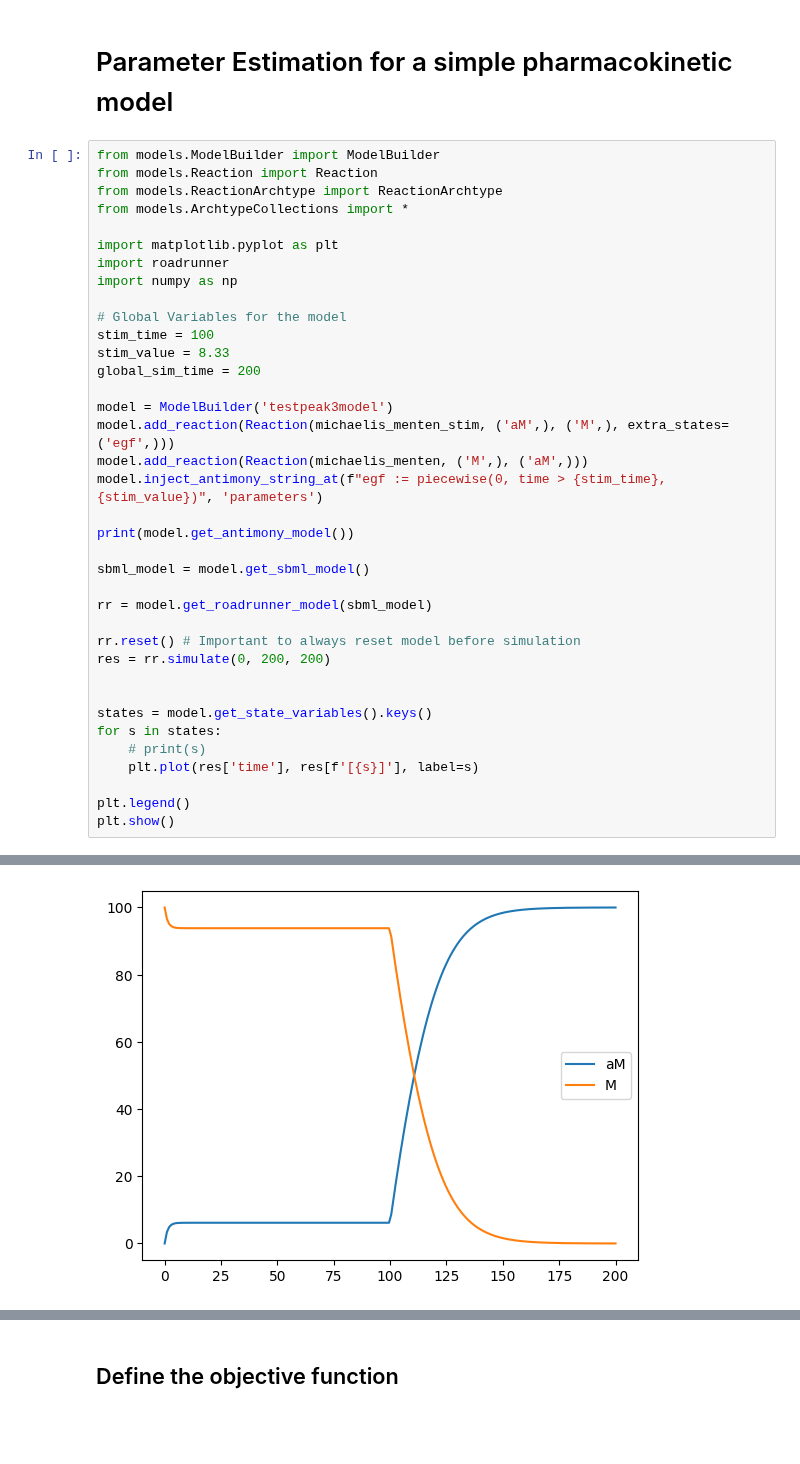
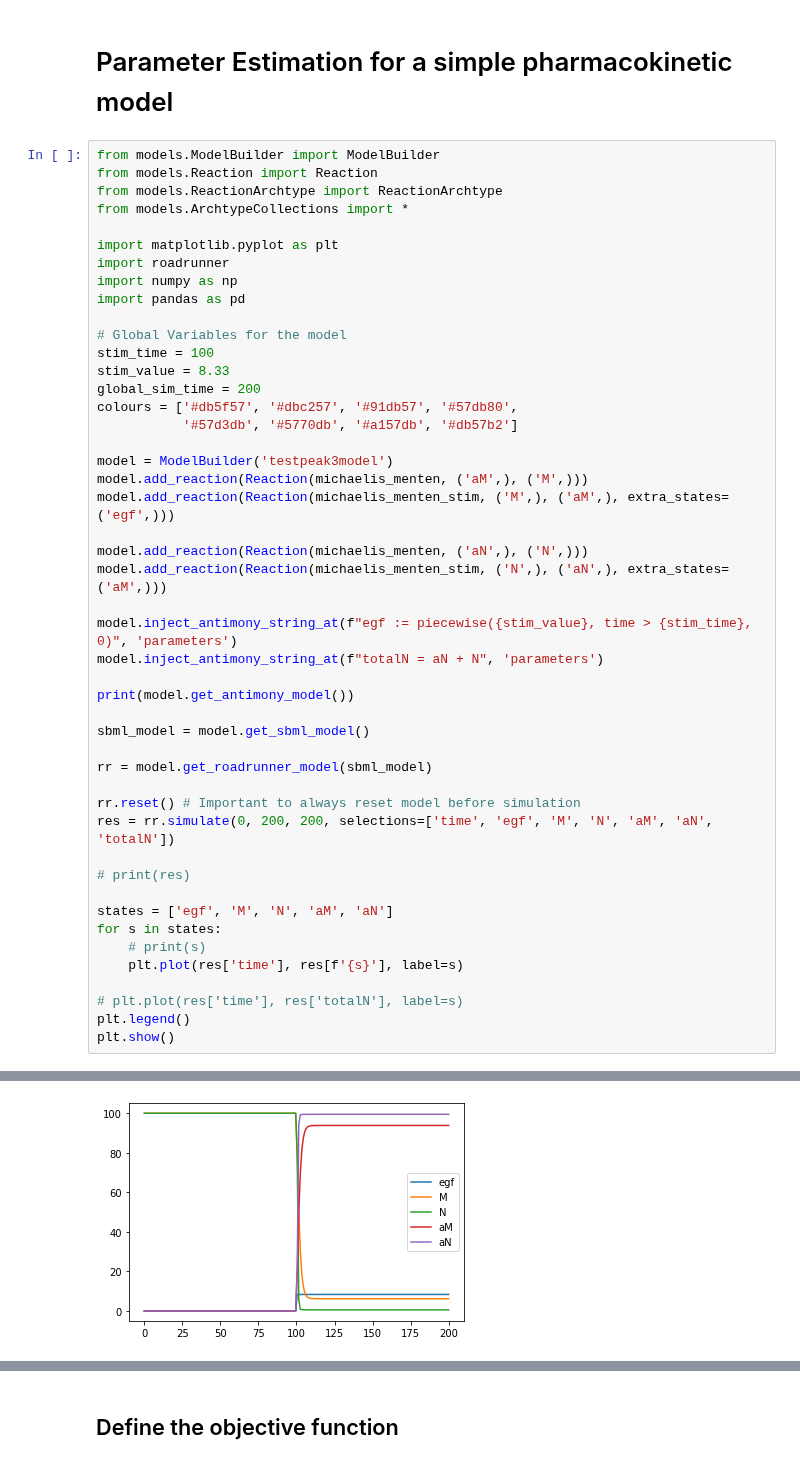
Before and after one commit to AnEvilBurrito/new-peak-project, a Jupyter notebook: src/parameter_estimation.ipynb, the cells around one changed output, grey strips where cells are left out. Saved outputs shown, nothing was run; the diff lists cells and outputs as text; blank space fills up the shorter version.

```diff
--- a/src/parameter_estimation.ipynb
+++ b/src/parameter_estimation.ipynb
@@ -482,16 +482,24 @@ from models.ArchtypeCollections import *
 import matplotlib.pyplot as plt
 import roadrunner
 import numpy as np
+import pandas as pd
 
 # Global Variables for the model
 stim_time = 100
 stim_value = 8.33
 global_sim_time = 200
+colours = ['#db5f57', '#dbc257', '#91db57', '#57db80',
+           '#57d3db', '#5770db', '#a157db', '#db57b2']
 
 model = ModelBuilder('testpeak3model')
-model.add_reaction(Reaction(michaelis_menten_stim, ('aM',), ('M',), extra_states=('egf',)))
-model.add_reaction(Reaction(michaelis_menten, ('M',), ('aM',)))
-model.inject_antimony_string_at(f"egf := piecewise(0, time > {stim_time}, {stim_value})", 'parameters')
+model.add_reaction(Reaction(michaelis_menten, ('aM',), ('M',)))
+model.add_reaction(Reaction(michaelis_menten_stim, ('M',), ('aM',), extra_states=('egf',)))
+
+model.add_reaction(Reaction(michaelis_menten, ('aN',), ('N',)))
+model.add_reaction(Reaction(michaelis_menten_stim, ('N',), ('aN',), extra_states=('aM',)))
+
+model.inject_antimony_string_at(f"egf := piecewise({stim_value}, time > {stim_time}, 0)", 'parameters')
+model.inject_antimony_string_at(f"totalN = aN + N", 'parameters')
 
 print(model.get_antimony_model())
 
@@ -500,14 +508,16 @@ sbml_model = model.get_sbml_model()
 rr = model.get_roadrunner_model(sbml_model)
 
 rr.reset() # Important to always reset model before simulation
-res = rr.simulate(0, 200, 200)
+res = rr.simulate(0, 200, 200, selections=['time', 'egf', 'M', 'N', 'aM', 'aN', 'totalN'])
 
+# print(res)
 
-states = model.get_state_variables().keys()
+states = ['egf', 'M', 'N', 'aM', 'aN']
 for s in states:
     # print(s)
-    plt.plot(res['time'], res[f'[{s}]'], label=s)
+    plt.plot(res['time'], res[f'{s}'], label=s)
 
+# plt.plot(res['time'], res['totalN'], label=s)
 plt.legend()
 plt.show()
 # %% [output]
@@ -529,4 +538,4 @@ J1_Vmax=10
 
 end
 Roadrunner model compiled and returned
-[figure, old version]
+[figure, new version]
```
Also changed, not shown: parts of 18 cells of this notebook, 5 other files.
